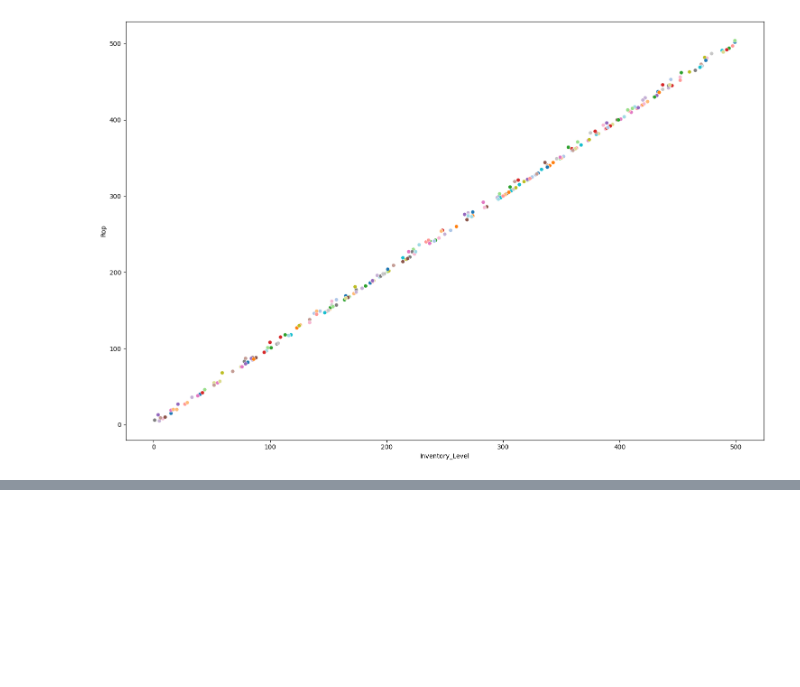
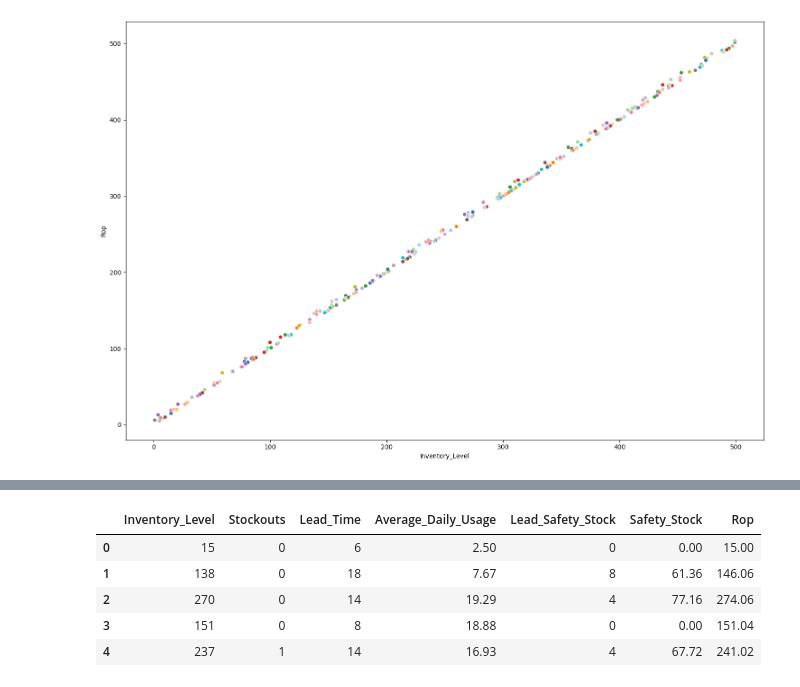
Before and after one commit to npebsjp/Supply-Chain, a Jupyter notebook: supply_chain.ipynb, the cells around one changed output, grey strips where cells are left out. Cells and saved outputs as stored; diff of their text form; code cells hidden in the pictures; blank space fills up the shorter version.

```diff
--- a/supply_chain.ipynb
+++ b/supply_chain.ipynb
@@ -375,3 +423,7 @@ plt.tight_layout()
 plt.show()
 # %% [output]
 [figure]
+# %%
+pd.set_option('display.max_rows', None)
+
+data['Stockouts']
@@ -377,0 +457,10 @@ plt.show()
+# %%
+data_ML_Stockout = data.drop(columns=['Product_ID', 'Category', 'Supplier', 'Warehouse_Location', 'Order_Date', 'Delivery_Date', 'Unit_Cost', 'Cost_Savings', 'Cost_Saving_Value', 'Total_Cost'])
+data_ML_Stockout.head(5)
+# %% [output]
+|  | Inventory_Level | Stockouts | Lead_Time | Average_Daily_Usage | Lead_Safety_Stock | Safety_Stock | Rop |
+| 0 | 15 | 0 | 6 | 2.50 | 0 | 0.00 | 15.00 |
+| 1 | 138 | 0 | 18 | 7.67 | 8 | 61.36 | 146.06 |
+| 2 | 270 | 0 | 14 | 19.29 | 4 | 77.16 | 274.06 |
+| 3 | 151 | 0 | 8 | 18.88 | 0 | 0.00 | 151.04 |
+| 4 | 237 | 1 | 14 | 16.93 | 4 | 67.72 | 241.02 |
```
Also changed, not shown: parts of 27 cells of this notebook.
